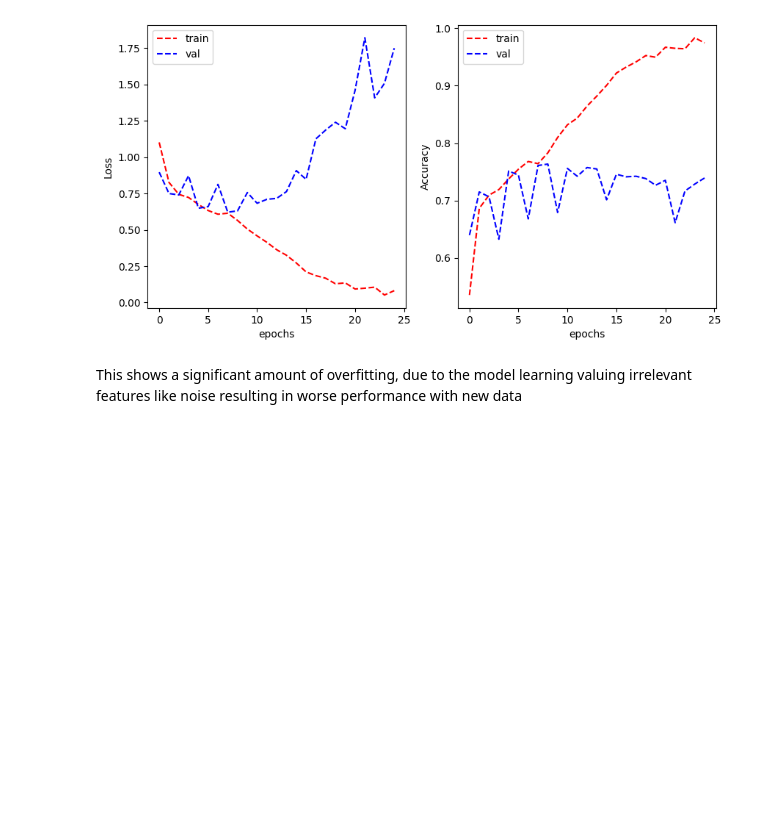
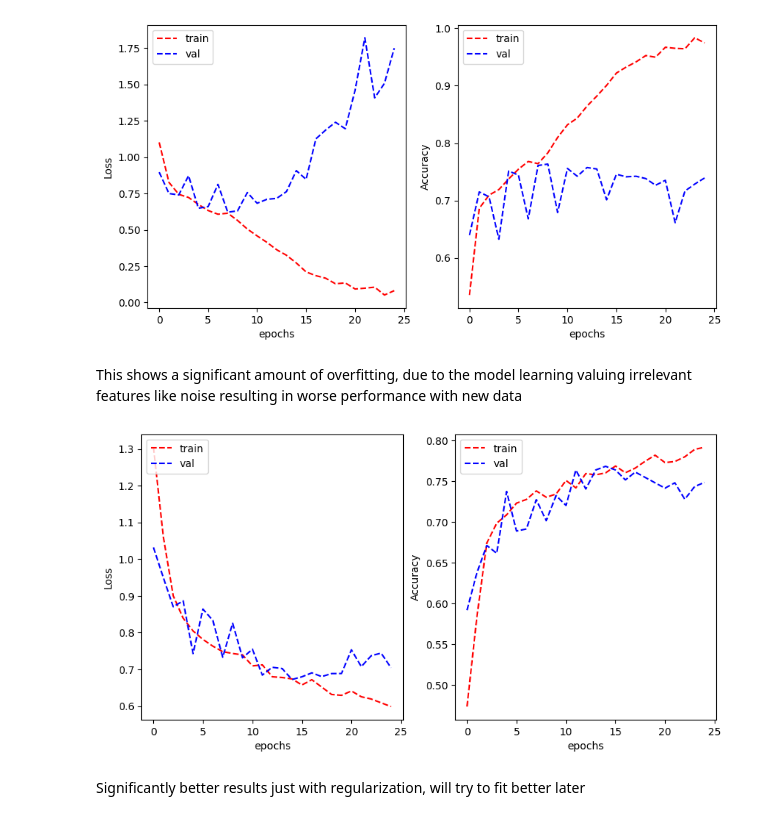
Before and after one commit to HarrisonOrosz/MLAssignment2, a Jupyter notebook: Assignment 2 Workbook.ipynb, the cells around one changed output. Drawn from its saved outputs; the diff is of its cells as text; code cells hidden in the pictures; blank space fills up the shorter version.

Commit message:
Added Regularisation to the base Classification model

```diff
--- a/Assignment 2 Workbook.ipynb
+++ b/Assignment 2 Workbook.ipynb
@@ -224,3 +224,50 @@ plot_learning_curve(history_VGG_1.history['loss'], history_VGG_1.history['val_lo
 [figure]
 # %% [markdown]
 This shows a significant amount of overfitting, due to the model learning valuing irrelevant features like noise resulting in worse performance with new data
+# %%
+reg_lambda = 0.001
+
+model_VGG_2 = tf.keras.Sequential([
+    # preprocessing.Rescaling(1./255, input_shape=(img_height, img_width, 3)),
+    # preprocessing.RandomFlip("horizontal"),
+    # preprocessing.RandomRotation(0.2),
+    #VGG block 1
+    tf.keras.layers.Conv2D(32, (3, 3), activation='relu', padding='same',
+                           kernel_regularizer=tf.keras.regularizers.l2(reg_lambda), input_shape=(32, 32, 3)),
+    tf.keras.layers.Conv2D(32, (3, 3), activation='relu', padding='same',
+                           kernel_regularizer=tf.keras.regularizers.l2(reg_lambda)),
+    tf.keras.layers.MaxPooling2D((2, 2)),
+
+    #VGG block 2
+    tf.keras.layers.Conv2D(64, (3, 3), activation='relu', padding='same',
+                           kernel_regularizer=tf.keras.regularizers.l2(reg_lambda)),
+    tf.keras.layers.Conv2D(64, (3, 3), activation='relu', padding='same',
+                           kernel_regularizer=tf.keras.regularizers.l2(reg_lambda)),
+    tf.keras.layers.MaxPooling2D((2, 2)),
+
+    #VGG block 3
+    tf.keras.layers.Conv2D(128, (3, 3), activation='relu', padding='same',
+                           kernel_regularizer=tf.keras.regularizers.l2(reg_lambda)),
+    tf.keras.layers.Conv2D(128, (3, 3), activation='relu', padding='same',
+                           kernel_regularizer=tf.keras.regularizers.l2(reg_lambda)),
+    tf.keras.layers.MaxPooling2D((2, 2)),
+
+    tf.keras.layers.Flatten(),
+    tf.keras.layers.Dense(128, activation='relu'),
+    tf.keras.layers.Dropout(.2),
+    tf.keras.layers.Dense(4),
+])
+
+model_VGG_2.compile(optimizer='adam',
+              loss=tf.keras.losses.CategoricalCrossentropy(from_logits=True),
+              metrics=['categorical_accuracy'])
+# %%
+history_VGG_2 = model_VGG_2.fit(train_generator, validation_data = validation_generator, epochs=25, verbose=0)
+
+plot_learning_curve(history_VGG_2.history['loss'], history_VGG_2.history['val_loss'],
+                    history_VGG_2.history['categorical_accuracy'], history_VGG_2.history['val_categorical_accuracy'],
+                    metric_name='Accuracy')
+# %% [output]
+[figure, added]
+# %% [markdown]
+Significantly better results just with regularization, will try to fit better later
```
